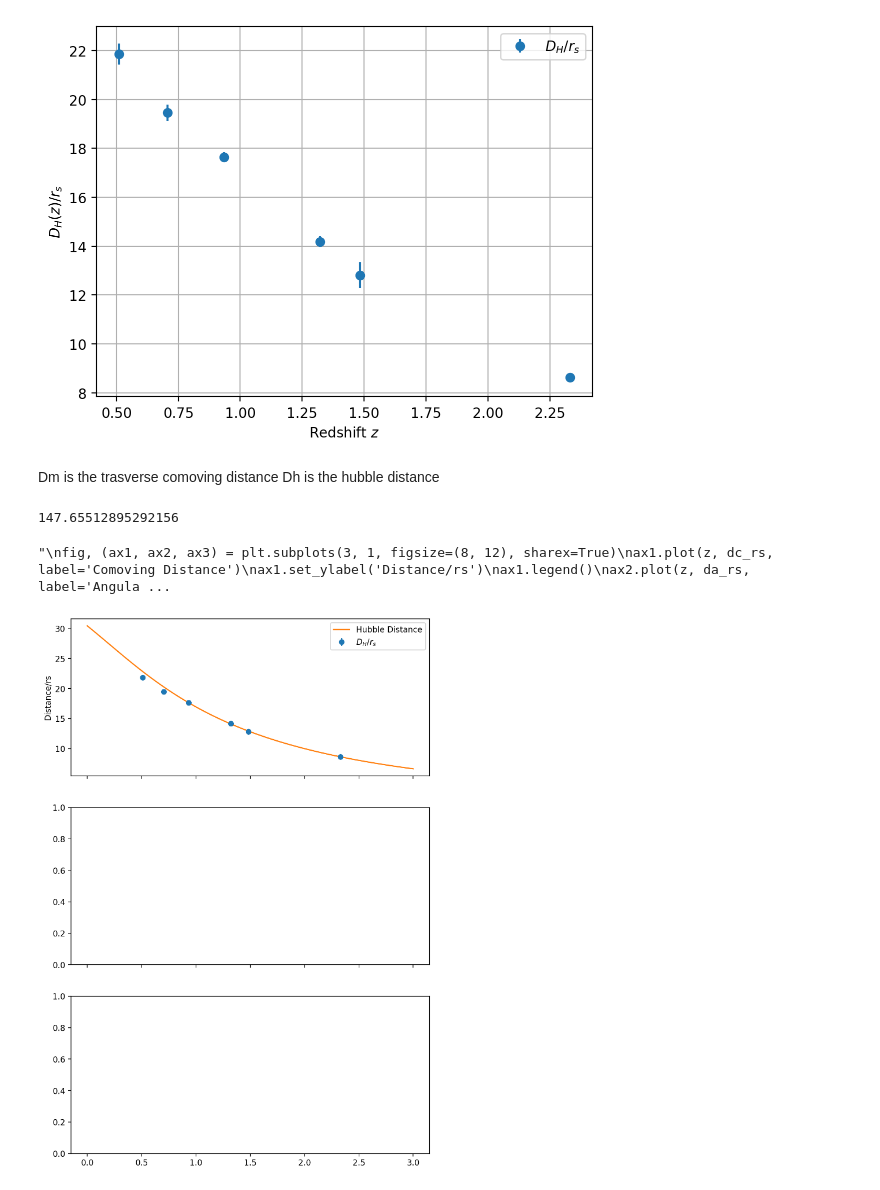
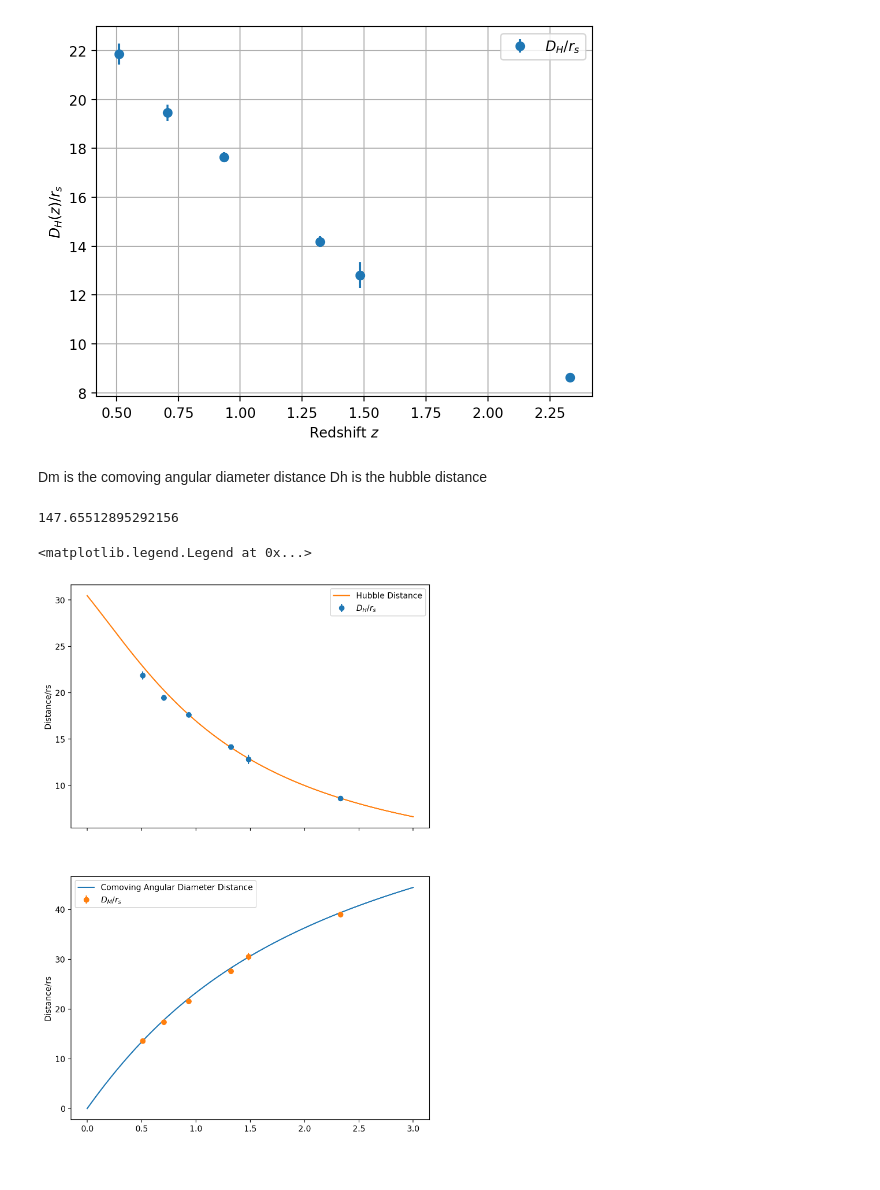
Before and after one commit to Gatti-Andrea/master-thesis, a Jupyter notebook: model_comparison.ipynb, the cells around one changed output. Drawn from its saved outputs; the diff is of its cells as text; code cells hidden in the pictures.

```diff
--- a/model_comparison.ipynb
+++ b/model_comparison.ipynb
@@ -19,25 +19,28 @@ GetDist Version: 1.5.4, Matplotlib version: 3.9.2
 # %%
 # Loading samples
 #w0wacdm: ACT, PLANCK, DESIDR2, DESY5
-samples_w0wa = getdist.mcsamples.loadMCSamples(file_root=os.path.join('/home/andrewcats/tesi_magistrale/w0wacdm/w0wacdm_act', 'w0wacdm'), settings={'ignore_rows':0.3})
+#chain_w0wa = os.path.join('/home/andrewcats/tesi_magistrale/w0wacdm/planckcut_all', 'w0wacdm')
+chain_w0wa = '/home/andrewcats/tesi_magistrale/w0wacdm/planckcut_all/w0wacdm'
+chain_lcdm = os.path.join('/home/andrewcats/tesi_magistrale/lcdm/planckcut_all', 'lcdm_act')
+samples_w0wa = getdist.mcsamples.loadMCSamples(file_root=chain_w0wa, settings={'ignore_rows':0.3})
 #print('Parameters: ', samples.paramNames.names)
 param_names_w0wa = [param.name for param in samples_w0wa.paramNames.names]
 print(param_names_w0wa)
 
 #lcdm: ACT, PLANCK, DESIDR2, DESY5
-samples_lcdm_act = getdist.mcsamples.loadMCSamples(file_root=os.path.join('/home/andrewcats/tesi_magistrale/lcdm/all_act', 'lcdm_act'), settings={'ignore_rows':0.3})
+samples_lcdm_act = getdist.mcsamples.loadMCSamples(file_root=chain_lcdm, settings={'ignore_rows':0.3})
 #print('Parameters: ', samples.paramNames.names)
 param_names_lcdm_act = [param.name for param in samples_lcdm_act.paramNames.names]
 print(param_names_lcdm_act)
 
 #lcdmact_desidr2: ACT, PLANCK, DESIDR2
-samples_act_desidr2 = getdist.mcsamples.loadMCSamples(file_root=os.path.join('/home/andrewcats/tesi_magistrale/lcdm/act_desidr2', 'act_desidr2'), settings={'ignore_rows':0.3})
+samples_act_desidr2 = getdist.mcsamples.loadMCSamples(file_root=os.path.join('/home/andrewcats/tesi_magistrale/lcdm/planckcut_desidr2', 'act_desidr2'), settings={'ignore_rows':0.3})
 #print('Parameters: ', samples.paramNames.names)
 param_names_act_desidr2 = [param.name for param in samples_act_desidr2.paramNames.names]
 print(param_names_act_desidr2)
 
 #lcdm_act: ACT, PLANCK
-samples_act = getdist.mcsamples.loadMCSamples(file_root=os.path.join('/home/andrewcats/tesi_magistrale/lcdm/act', 'act'), settings={'ignore_rows':0.3})
+samples_act = getdist.mcsamples.loadMCSamples(file_root=os.path.join('/home/andrewcats/tesi_magistrale/lcdm/planckcut', 'act'), settings={'ignore_rows':0.3})
 #print('Parameters: ', samples_act.paramNames.names)
 param_names_act = [param.name for param in samples_act.paramNames.names]
 print(param_names_act)
@@ -192,7 +459,7 @@ plt.show()
 [figure]
 [figure]
 # %% [markdown]
-Dm is the trasverse comoving distance
+Dm is the comoving angular diameter distance
 Dh is the hubble distance
 # %%
 # compute distances
@@ -223,57 +490,40 @@ results = camb.get_results(pars)
 
 # Initialize lists to store distances
 dc_list = []
 da_list = []
 dl_list = []
-dm_list = [] # trasverse comoving distance
+dm_list = [] # comoving angular diameter distance
 dh_list = [] # Hubble distance
 
 c = 2.99792458e5 # speed of light in km/s
 
 for i in z:
     dc_list.append(results.comoving_radial_distance(i)/rdrag)
     da_list.append(results.angular_diameter_distance(i)/rdrag)
     dl_list.append(results.luminosity_distance(i)/rdrag)
-    #dm_list.append(results.comoving_transverse_distance(i)/rdrag)
-    #dh_list.append(results.hubble_distance(i)/rdrag)
     dh_list.append((c/results.hubble_parameter(i))/rdrag) # Hubble distance
 
 # Convert lists to arrays
 dc_rs = np.array(dc_list)
 da_rs = np.array(da_list)
 dl_rs = np.array(dl_list)
-#dm_rs = np.array(dm_list)
 dh_rs = np.array(dh_list)
 
 # Plot distances vs redshift in 3 different panels
-'''
-fig, (ax1, ax2, ax3) = plt.subplots(3, 1, figsize=(8, 12), sharex=True)
-ax1.errorbar(dm["z"], dm["value"], yerr=dm["error"], fmt='o', label=r"$D_M/r_s$")
-ax1.plot(z, dc_rs, label='Trasverse Comoving Distance')
-ax1.set_ylabel('Distance/rs')
-ax1.legend()
-'''
-fig, (ax1, ax2, ax3) = plt.subplots(3, 1, figsize=(8, 12), sharex=True)
+fig, (ax1, ax2) = plt.subplots(2, 1, figsize=(8, 12), sharex=True)
 ax1.errorbar(dh["z"], dh["value"], yerr=dh["error"], fmt='o', label=r"$D_H/r_s$")
 ax1.plot(z, dh_rs, label='Hubble Distance')
 ax1.set_ylabel('Distance/rs')
 ax1.legend()
-'''
-fig, (ax1, ax2, ax3) = plt.subplots(3, 1, figsize=(8, 12), sharex=True)
-ax1.plot(z, dc_rs, label='Comoving Distance')
-ax1.set_ylabel('Distance/rs')
-ax1.legend()
-ax2.plot(z, da_rs, label='Angular Diameter Distance')
+
+ax2.plot(z, dc_rs, label='Comoving Angular Diameter Distance')
+ax2.errorbar(dm["z"], dm["value"], yerr=dm["error"], fmt='o', label=r"$D_M/r_s$")
 ax2.set_ylabel('Distance/rs')
 ax2.legend()
-ax3.plot(z, dl_rs, label='Luminosity Distance')
-ax3.set_xlabel('Redshift')
-ax3.set_ylabel('Distance/rs')
-ax3.legend()
-plt.tight_layout()
-plt.show()
-'''
+
+#plt.tight_layout()
+#plt.show()
 # %% [output]
 147.65512895292156
-"\nfig, (ax1, ax2, ax3) = plt.subplots(3, 1, figsize=(8, 12), sharex=True)\nax1.plot(z, dc_rs, label='Comoving Distance')\nax1.set_ylabel('Distance/rs')\nax1.legend()\nax2.plot(z, da_rs, label='Angula ...
+<matplotlib.legend.Legend at 0x...>
-[figure, old version]
+[figure, new version]
```
Also changed, not shown: parts of 14 cells of this notebook.
